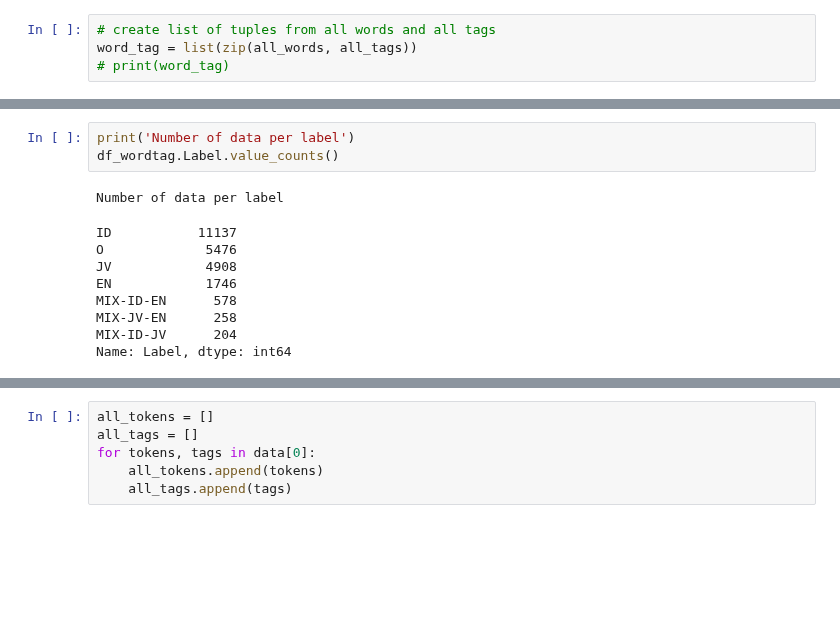
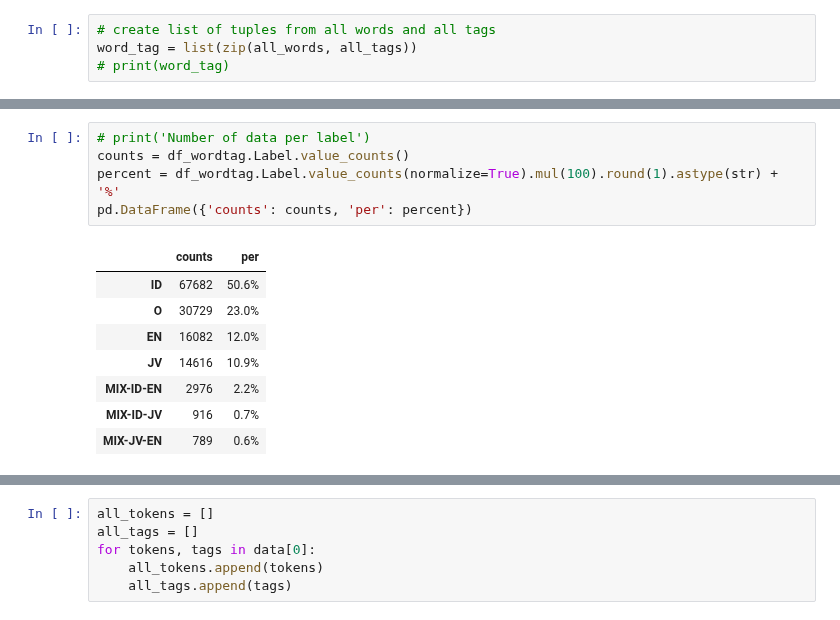
Before and after one commit to fathanick/Word-level-Indonesian-Javanese-English-code-mixed-language-identification, a Jupyter notebook: data info/data_characteristics.ipynb, the cells around one changed output, grey strips where cells are left out. Saved outputs shown, nothing was run; the diff lists cells and outputs as text; blank space fills up the shorter version.

```diff
--- a/data info/data_characteristics.ipynb
+++ b/data info/data_characteristics.ipynb
@@ -98,16 +98,17 @@ Number of unique tokens:  7641
-# %%
-print('Number of data per label')
-df_wordtag.Label.value_counts()
-# %% [output]
-Number of data per label
-ID           11137
-O             5476
-JV            4908
-EN            1746
-MIX-ID-EN      578
-MIX-JV-EN      258
-MIX-ID-JV      204
-Name: Label, dtype: int64
+# %%
+# print('Number of data per label')
+counts = df_wordtag.Label.value_counts()
+percent = df_wordtag.Label.value_counts(normalize=True).mul(100).round(1).astype(str) + '%'
+pd.DataFrame({'counts': counts, 'per': percent})
+# %% [output]
+|  | counts | per |
+| ID | 67682 | 50.6% |
+| O | 30729 | 23.0% |
+| EN | 16082 | 12.0% |
+| JV | 14616 | 10.9% |
+| MIX-ID-EN | 2976 | 2.2% |
+| MIX-ID-JV | 916 | 0.7% |
+| MIX-JV-EN | 789 | 0.6% |
 # %%
 import numpy as np
 from helper.metrics import code_mix_index
```
Also changed, not shown: parts of 10 cells of this notebook, 17 other files.
